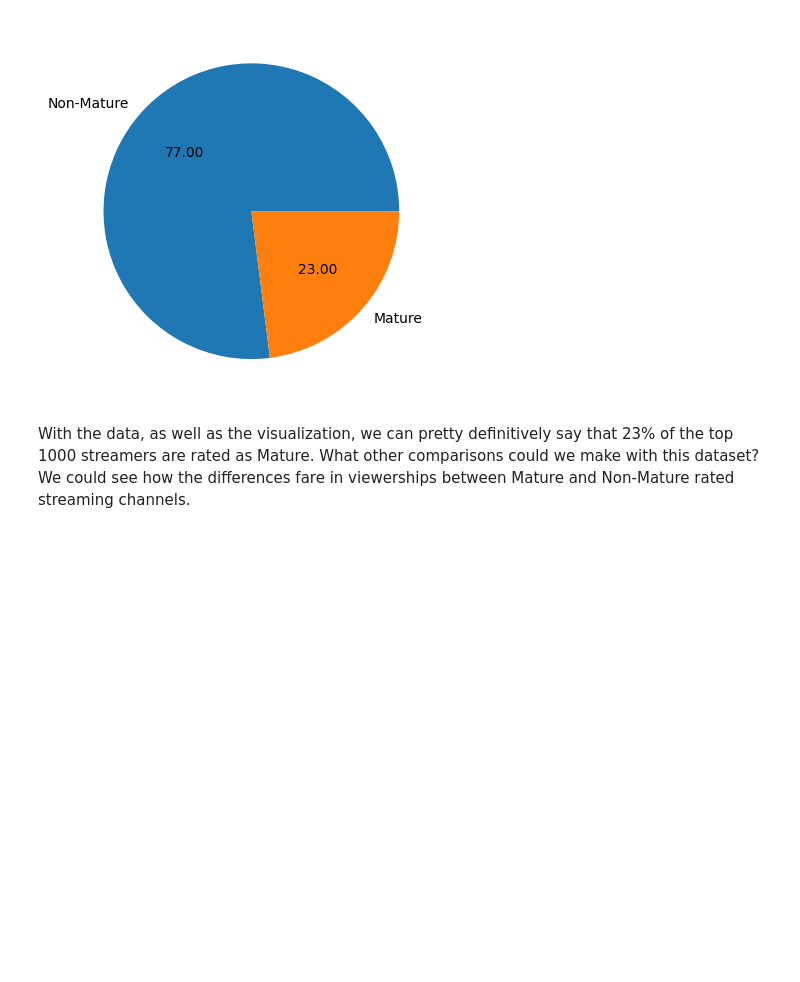
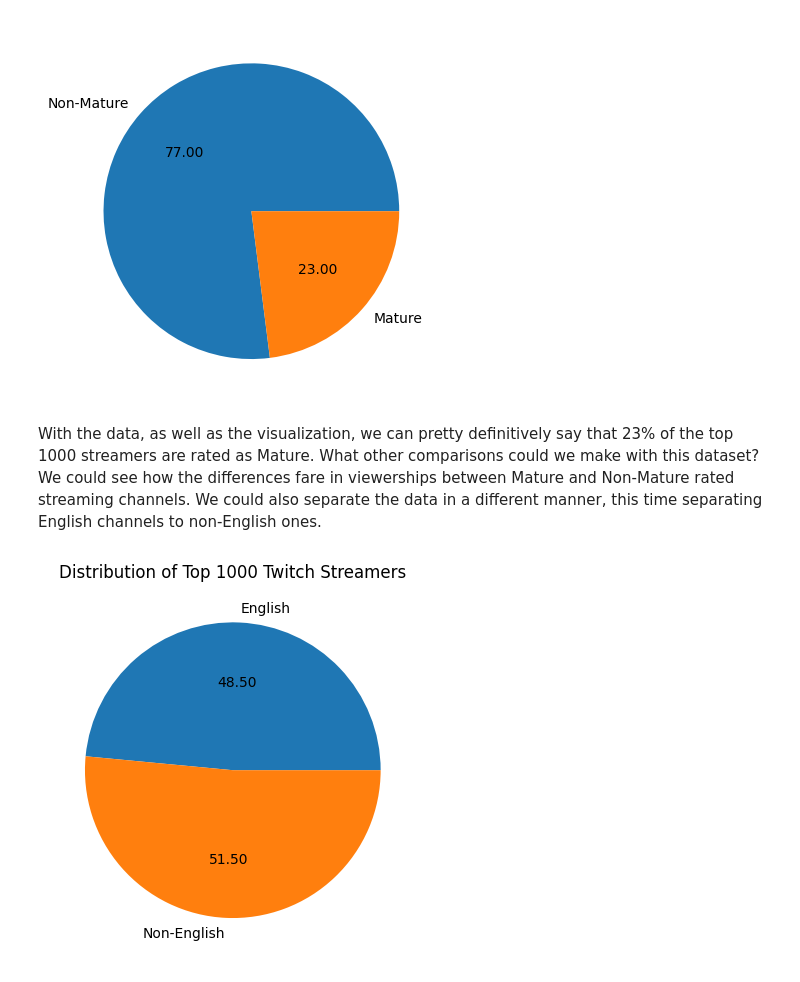
Before and after one commit to dylancortez/Twitch-Streamers, a Jupyter notebook: twitch_streamers.ipynb, the cells around one changed output. Drawn from its saved outputs; the diff is of its cells as text; code cells hidden in the pictures; blank space fills up the shorter version.

Commit message:
make pie graphs

```diff
--- a/twitch_streamers.ipynb
+++ b/twitch_streamers.ipynb
@@ -57,4 +57,22 @@ plt.show()
 # %% [output]
 [figure]
 # %% [markdown]
-With the data, as well as the visualization, we can pretty definitively say that 23% of the top 1000 streamers are rated as Mature. What other comparisons could we make with this dataset? We could see how the differences fare in viewerships between Mature and Non-Mature rated streaming channels.
+With the data, as well as the visualization, we can pretty definitively say that 23% of the top 1000 streamers are rated as Mature. What other comparisons could we make with this dataset? We could see how the differences fare in viewerships between Mature and Non-Mature rated streaming channels. We could also separate the data in a different manner, this time separating English channels to non-English ones.
+# %%
+#Creating lists of both English and non-English channels
+english = []
+non_english = []
+
+#If a streamer's language is listed as "English", we'll add that streamer to the "english" list. Otherwise, we'll add them to the "non_english" list
+for streamer in streamers.Language:
+    if streamer == "English":
+        english.append(streamer)
+    else:
+        non_english.append(streamer)
+
+#Create a pie chart showing the comparison of the two lists
+plt.pie([len(english), len(non_english)], labels=["English", "Non-English"], autopct='%0.2f')
+plt.title("Distribution of Top 1000 Twitch Streamers")
+plt.show()
+# %% [output]
+[figure, added]
```
Also changed, not shown: parts of 2 cells of this notebook.
